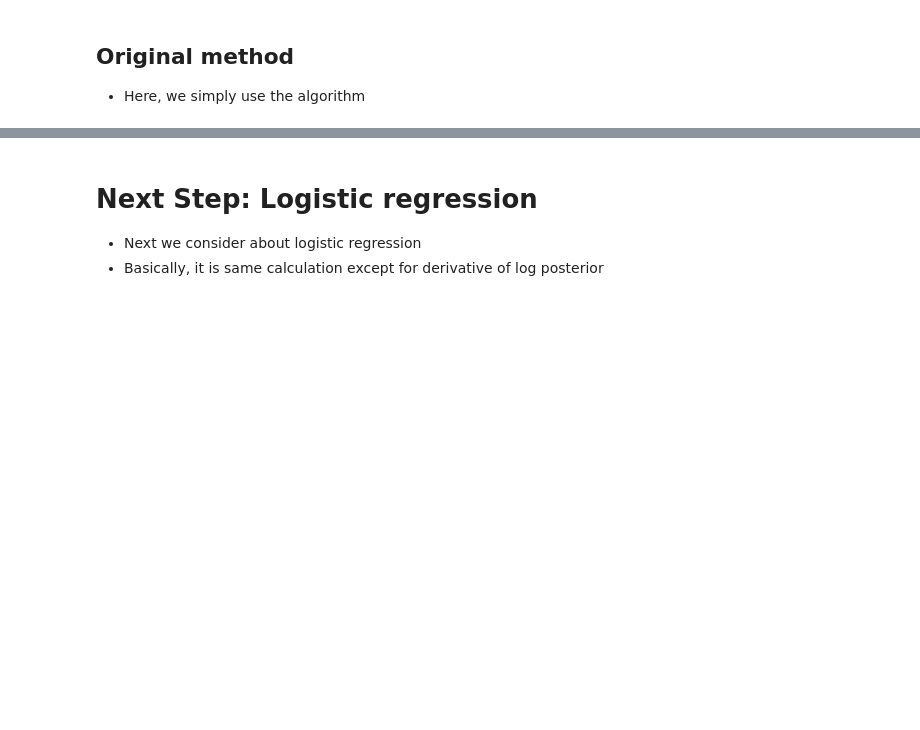
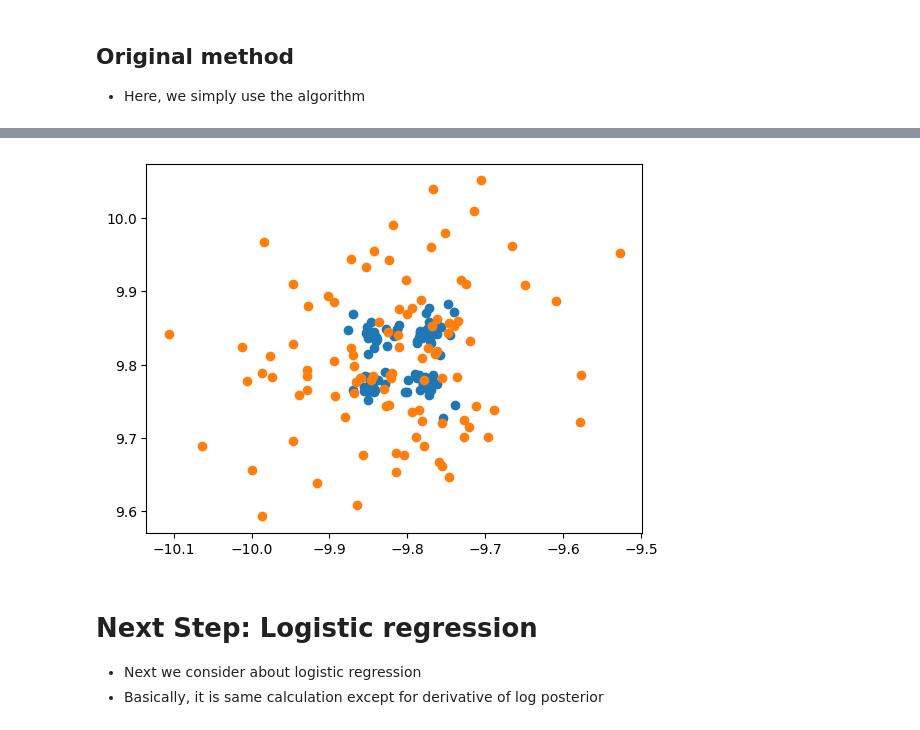
Before and after one commit to fumish/self_study, a Jupyter notebook: prototypes/stein_variational_inference.ipynb, the cells around one changed output, grey strips where cells are left out. Drawn from its saved outputs; the diff is of its cells as text; code cells hidden in the pictures; blank space fills up the shorter version.

```diff
--- a/prototypes/stein_variational_inference.ipynb
+++ b/prototypes/stein_variational_inference.ipynb
@@ -217,3 +218,14 @@ plt.show()
+# %%
+true_post_beta = n + pri_beta
+true_post_mu = train_X.sum(axis=0) / true_post_beta
+# %%
+true_post = np.random.multivariate_normal(true_post_mu, 1/true_post_beta * np.eye(M), size=100)
+# %%
+plt.scatter(post_param[:,0], post_param[:,1])
+plt.scatter(true_post[:,0], true_post[:,1])
+plt.show()
+# %% [output]
+[figure, added]
 # %% [markdown]
 # Next Step: Logistic regression
 + Next we consider about logistic regression
```
Also changed, not shown: parts of 36 cells of this notebook, 1 other file.
